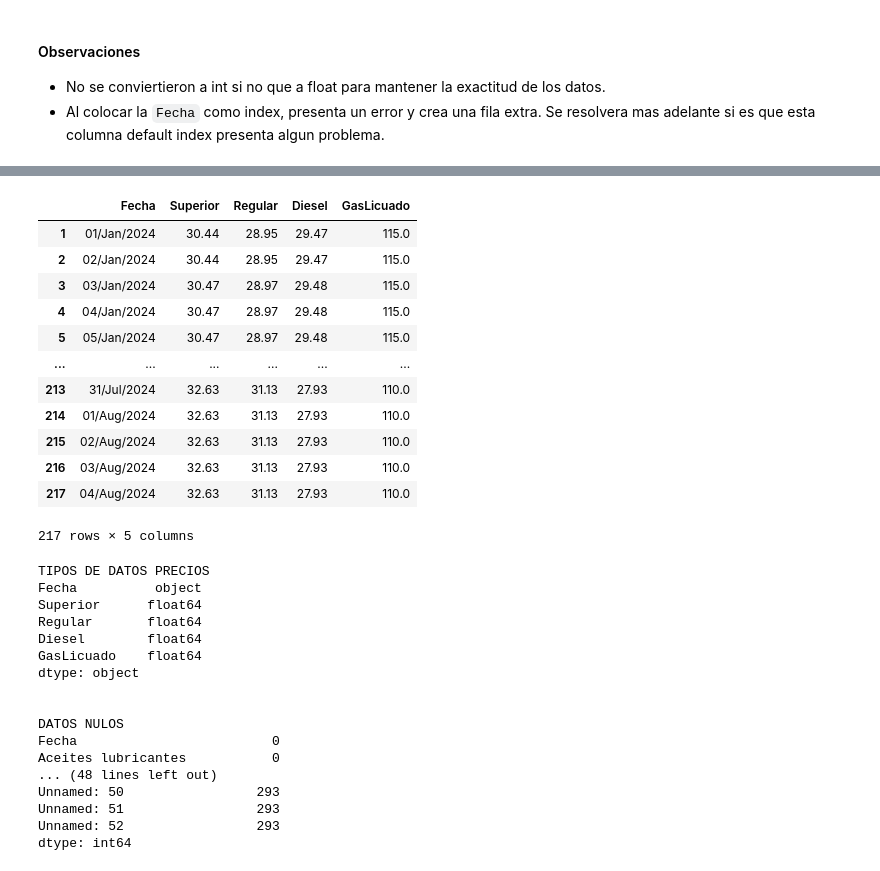
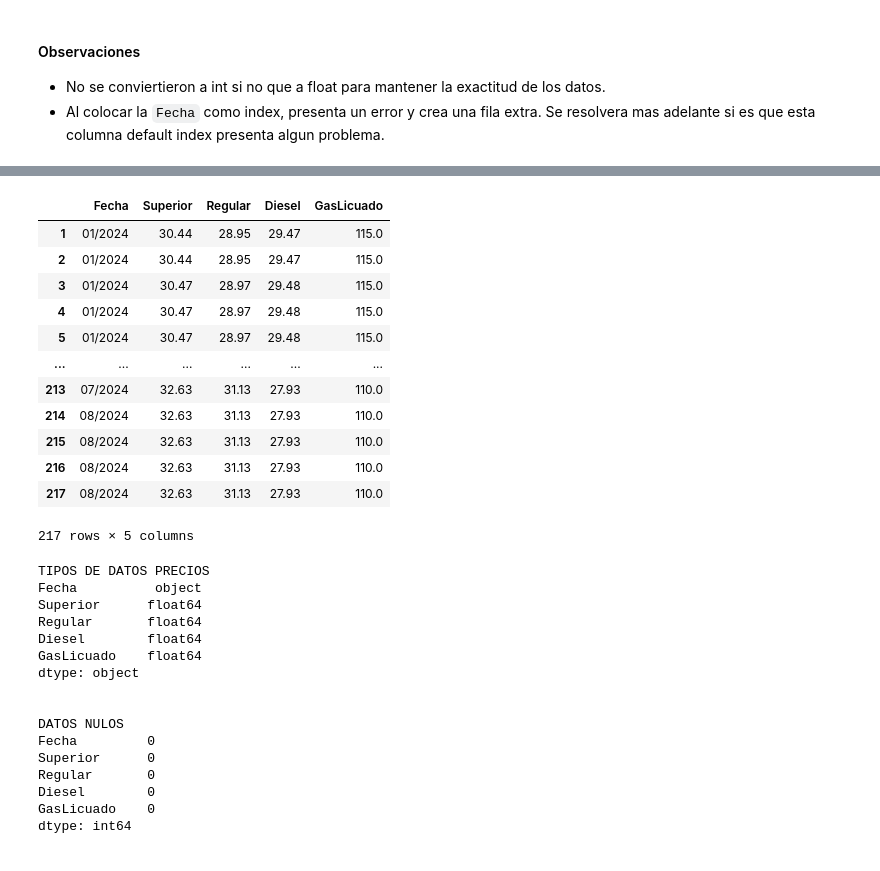
Before and after one commit to mariaRam2003/Laboratorio2-DataScience, a Jupyter notebook: EDA.ipynb, the cells around one changed output, grey strips where cells are left out. Saved outputs shown, nothing was run; the diff lists cells and outputs as text; code cells hidden in the pictures.

```diff
--- a/EDA.ipynb
+++ b/EDA.ipynb
@@ -128,7 +128,7 @@ precios_df = pd.read_csv('data/Precios.csv', header=7)
 # eliminar primera fila que no contiene datos
 precios_df = precios_df[1:]
 # eliminar ultimas 9 filas que no contienen datos
-precios_df = precios_df[:-10]
+precios_df = precios_df[:-9]
 
 print("PRECIOS DF")
 display(precios_df)
@@ -336,45 +343,48 @@ importacion_df.to_csv('data/cleanData/IMPORTACION.csv', index=False)
 # %%
 # Limpieza de PRECIOS
 
 # Eliminar columnas no necesarias
 columnas_relevantes = ['FECHA', 'Superior', 'Regular', 'Diesel', 'Glp Cilindro 25Lbs.']
 precios_df = precios_df[columnas_relevantes]
 
 # Renombrar columnas
 precios_df.rename(columns={
     'FECHA': 'Fecha',
     'Superior': 'Superior',
     'Regular': 'Regular',
     'Diesel': 'Diesel',
     'Glp Cilindro 25Lbs.': 'GasLicuado'
 }, inplace=True)
 
 # Eliminar comas de las columnas y convertir a float
 precios_df['Superior'] = precios_df['Superior'].replace(',', '', regex=True).astype(float)
 precios_df['Regular'] = precios_df['Regular'].replace(',', '', regex=True).astype(float)
 precios_df['Diesel'] = precios_df['Diesel'].replace(',', '', regex=True).astype(float)
 precios_df['GasLicuado'] = precios_df['GasLicuado'].replace(',', '', regex=True).astype(float)
 
+# Estandarizar fecha con el formato MM/YYYY
+precios_df['Fecha'] = pd.to_datetime(precios_df['Fecha']).dt.strftime('%m/%Y')
+
 display(precios_df)
 print("\n")
 print("TIPOS DE DATOS PRECIOS")
 print(precios_df.dtypes)
 print("\n")
 print("DATOS NULOS")
-print(consumo_df.isnull().sum())
+print(precios_df.isnull().sum())
 # %% [output]
 |  | Fecha | Superior | Regular | Diesel | GasLicuado |
-| 1 | 01/Jan/2024 | 30.44 | 28.95 | 29.47 | 115.0 |
-| 2 | 02/Jan/2024 | 30.44 | 28.95 | 29.47 | 115.0 |
-| 3 | 03/Jan/2024 | 30.47 | 28.97 | 29.48 | 115.0 |
-| 4 | 04/Jan/2024 | 30.47 | 28.97 | 29.48 | 115.0 |
-| 5 | 05/Jan/2024 | 30.47 | 28.97 | 29.48 | 115.0 |
+| 1 | 01/2024 | 30.44 | 28.95 | 29.47 | 115.0 |
+| 2 | 01/2024 | 30.44 | 28.95 | 29.47 | 115.0 |
+| 3 | 01/2024 | 30.47 | 28.97 | 29.48 | 115.0 |
+| 4 | 01/2024 | 30.47 | 28.97 | 29.48 | 115.0 |
+| 5 | 01/2024 | 30.47 | 28.97 | 29.48 | 115.0 |
 | ... | ... | ... | ... | ... | ... |
-| 213 | 31/Jul/2024 | 32.63 | 31.13 | 27.93 | 110.0 |
-| 214 | 01/Aug/2024 | 32.63 | 31.13 | 27.93 | 110.0 |
-| 215 | 02/Aug/2024 | 32.63 | 31.13 | 27.93 | 110.0 |
-| 216 | 03/Aug/2024 | 32.63 | 31.13 | 27.93 | 110.0 |
-| 217 | 04/Aug/2024 | 32.63 | 31.13 | 27.93 | 110.0 |
+| 213 | 07/2024 | 32.63 | 31.13 | 27.93 | 110.0 |
+| 214 | 08/2024 | 32.63 | 31.13 | 27.93 | 110.0 |
+| 215 | 08/2024 | 32.63 | 31.13 | 27.93 | 110.0 |
+| 216 | 08/2024 | 32.63 | 31.13 | 27.93 | 110.0 |
+| 217 | 08/2024 | 32.63 | 31.13 | 27.93 | 110.0 |
 217 rows × 5 columns
 TIPOS DE DATOS PRECIOS
 Fecha          object
@@ -386,12 +396,11 @@ dtype: object
 
 
 DATOS NULOS
-Fecha                         0
-Aceites lubricantes           0
-... (48 lines left out)
-Unnamed: 50                 293
-Unnamed: 51                 293
-Unnamed: 52                 293
+Fecha         0
+Superior      0
+Regular       0
+Diesel        0
+GasLicuado    0
 dtype: int64
 # %%
 # Guardar el archivo limpio
```
Also changed, not shown: parts of 23 cells of this notebook, 9 other files.
